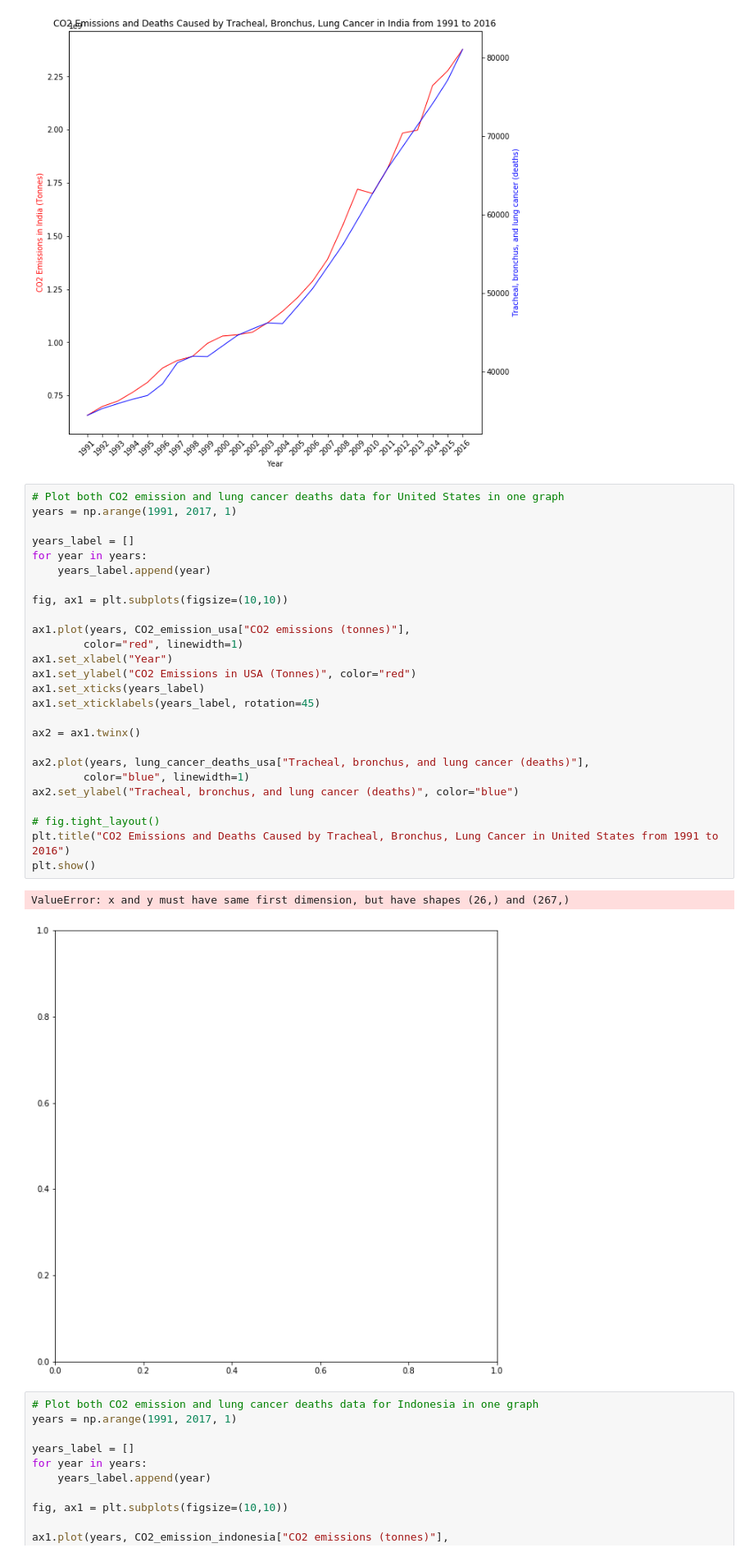
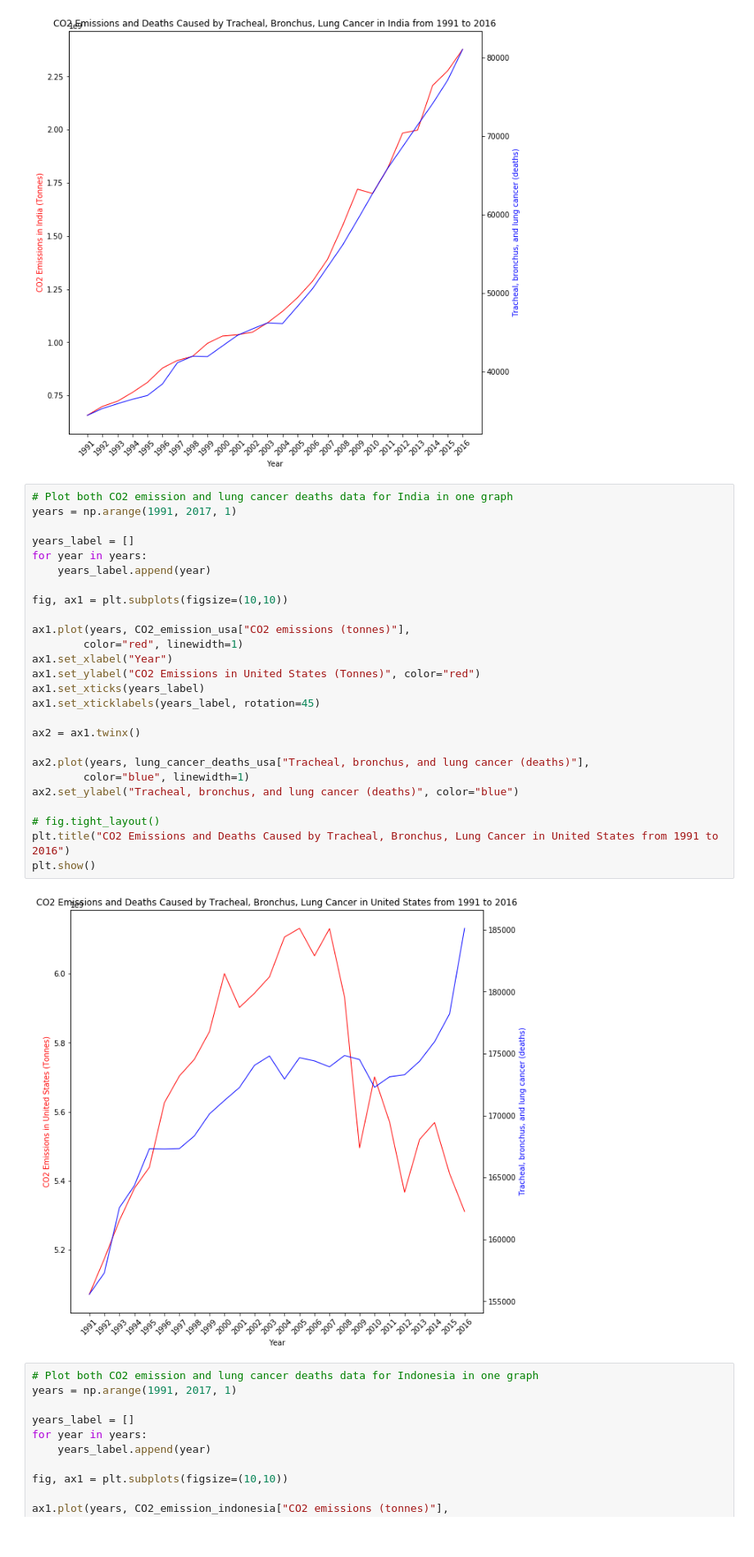
Before and after one commit to mhandipranata/climate-change-analysis, a Jupyter notebook: Climate_Change_Analysis.ipynb, the cells around one changed output. Shown at 82% size. Drawn from its saved outputs; the diff is of its cells as text.

```diff
--- a/Climate_Change_Analysis.ipynb
+++ b/Climate_Change_Analysis.ipynb
@@ -971,34 +931,33 @@ plt.show()
 # %% [output]
 [figure]
 # %%
-# Plot both CO2 emission and lung cancer deaths data for United States in one graph
+# Plot both CO2 emission and lung cancer deaths data for India in one graph
 years = np.arange(1991, 2017, 1)
 
 years_label = []
 for year in years:
     years_label.append(year)
 
 fig, ax1 = plt.subplots(figsize=(10,10))
 
 ax1.plot(years, CO2_emission_usa["CO2 emissions (tonnes)"],
         color="red", linewidth=1)
 ax1.set_xlabel("Year")
-ax1.set_ylabel("CO2 Emissions in USA (Tonnes)", color="red")
+ax1.set_ylabel("CO2 Emissions in United States (Tonnes)", color="red")
 ax1.set_xticks(years_label)
 ax1.set_xticklabels(years_label, rotation=45)
 
 ax2 = ax1.twinx()
 
 ax2.plot(years, lung_cancer_deaths_usa["Tracheal, bronchus, and lung cancer (deaths)"],
         color="blue", linewidth=1)
 ax2.set_ylabel("Tracheal, bronchus, and lung cancer (deaths)", color="blue")
 
 # fig.tight_layout()
 plt.title("CO2 Emissions and Deaths Caused by Tracheal, Bronchus, Lung Cancer in United States from 1991 to 2016")
 plt.show()
 # %% [output]
-ValueError: x and y must have same first dimension, but have shapes (26,) and (267,)
-[figure, old version]
+[figure, new version]
 # %%
 # Plot both CO2 emission and lung cancer deaths data for Indonesia in one graph
 years = np.arange(1991, 2017, 1)
```
Also changed, not shown: parts of 17 cells of this notebook.
